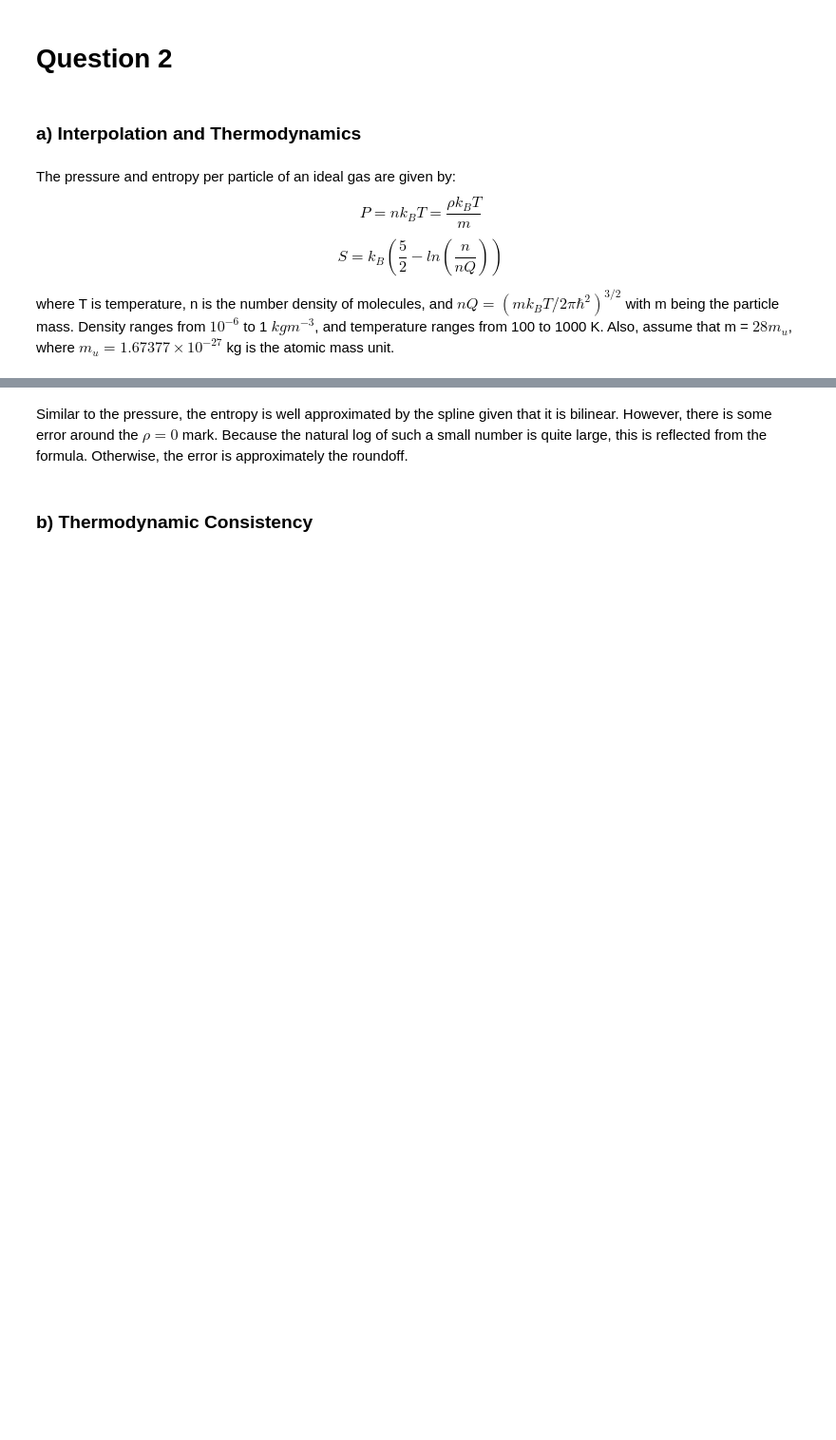
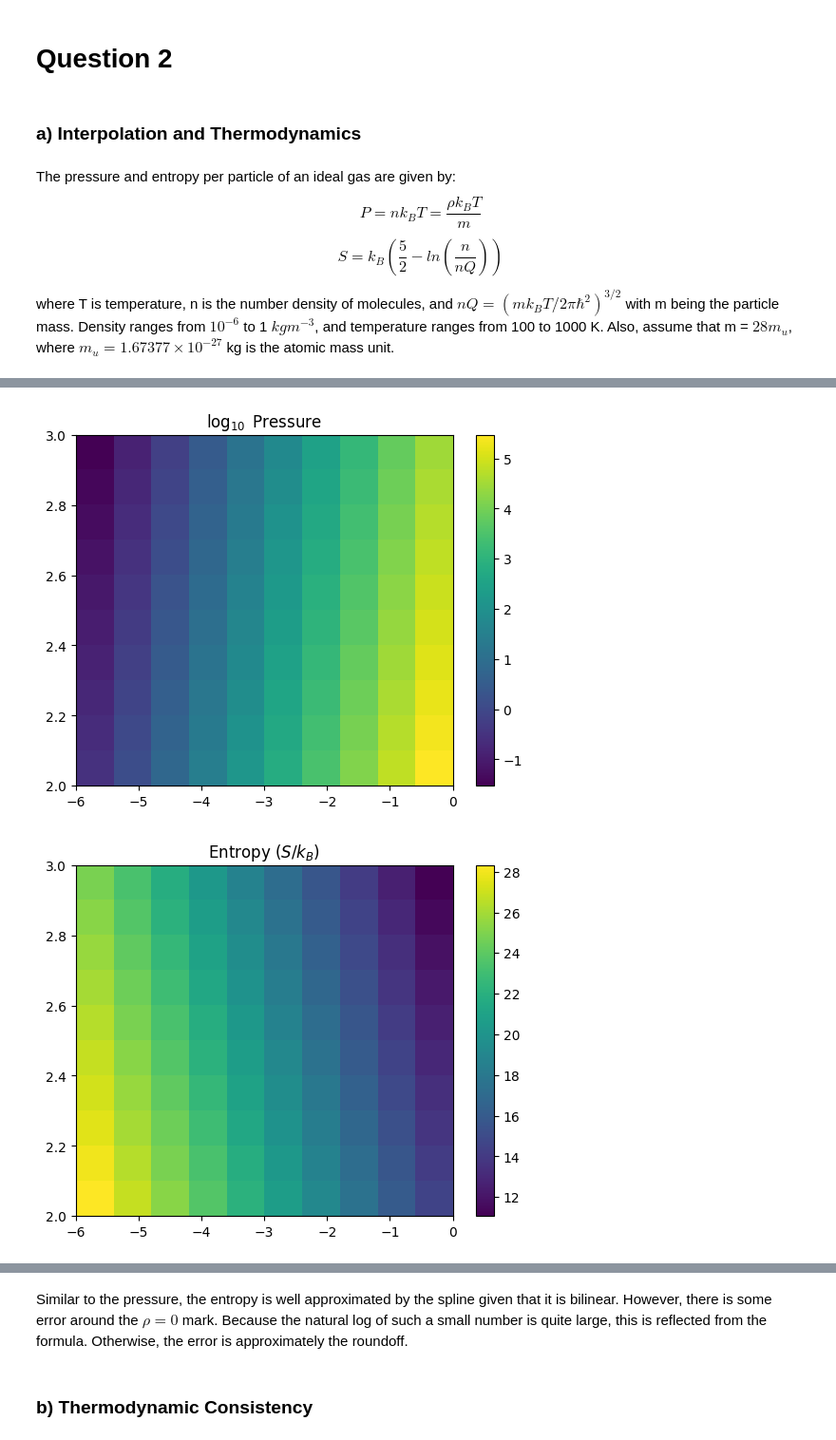
Before and after one commit to LFW25/PHYS512-Computational_Physics, a Jupyter notebook: Assignments/A1.ipynb, the cells around one changed output, grey strips where cells are left out. Shown at 95% size. Drawn from its saved outputs; the diff is of its cells as text; code cells hidden in the pictures; blank space fills up the shorter version.

```diff
--- a/Assignments/A1.ipynb
+++ b/Assignments/A1.ipynb
@@ -454,0 +243,53 @@ plt.colorbar()
+# %%
+import numpy as np
+import matplotlib.pyplot as plt
+import scipy as sp
+
+def pressure(rho, T):
+    n = rho / (28 * mu)
+    return n * kB * T
+
+def entropy(rho, T):
+    n = rho / (28 * mu)
+    nQ = (28 * mu * kB * T / (2 * np.pi * hbar**2))**1.5
+    return kB * (2.5 - np.log(n / nQ))
+
+def gibbs_free(rho, T):
+    n = rho / (28 * mu)
+    nQ = (28 * mu * kB * T / (2 * np.pi * hbar**2))**1.5
+    return kB * T * (np.log(n / nQ) - 1.0)
+
+# Constants
+mu = 1.66e-27  # kg
+kB = 1.381e-23  # J/K
+hbar = 6.626e-34  # J s
+
+# Grid in log T and log rho
+temp_array = np.linspace(2, 3, 10)
+coarse_density_array = np.linspace(-6, 0.0, 10)
+coarse_temp_grid, coarse_density_grid = np.meshgrid(temp_array, coarse_density_array, indexing='ij')
+coarse_pressure_grid = np.log10(pressure(10**coarse_density_grid, 10**coarse_temp_grid))
+coarse_entropy_grid = entropy(10**coarse_density_grid, 10**coarse_temp_grid) / kB
+coarse_free_energy_grid = gibbs_free(10**coarse_density_grid, 10**coarse_temp_grid)
+
+# Plotting
+plt.figure(1)
+plt.imshow(coarse_pressure_grid, aspect='auto', extent=(coarse_density_array[0], coarse_density_array[-1], temp_array[0], temp_array[-1]), interpolation='none')
+plt.title(r'$\log_{10}$ Pressure')
+plt.colorbar()
+plt.show()
+
+plt.figure(2)
+plt.imshow(coarse_entropy_grid, aspect='auto', extent=(coarse_density_array[0], coarse_density_array[-1], temp_array[0], temp_array[-1]), interpolation='none')
+plt.title(r'Entropy ($S/k_B$)')
+plt.colorbar()
+plt.show()
+
+plt.figure(3)
+plt.imshow(coarse_free_energy_grid, aspect='auto', extent=(coarse_density_array[0], coarse_density_array[-1], temp_array[0], temp_array[-1]), interpolation='none')
+plt.title(r'Free energy')
+plt.colorbar()
+plt.show()
+# %% [output]
+[figure, added]
+[figure, added]
```
Also changed, not shown: parts of 24 cells of this notebook.
